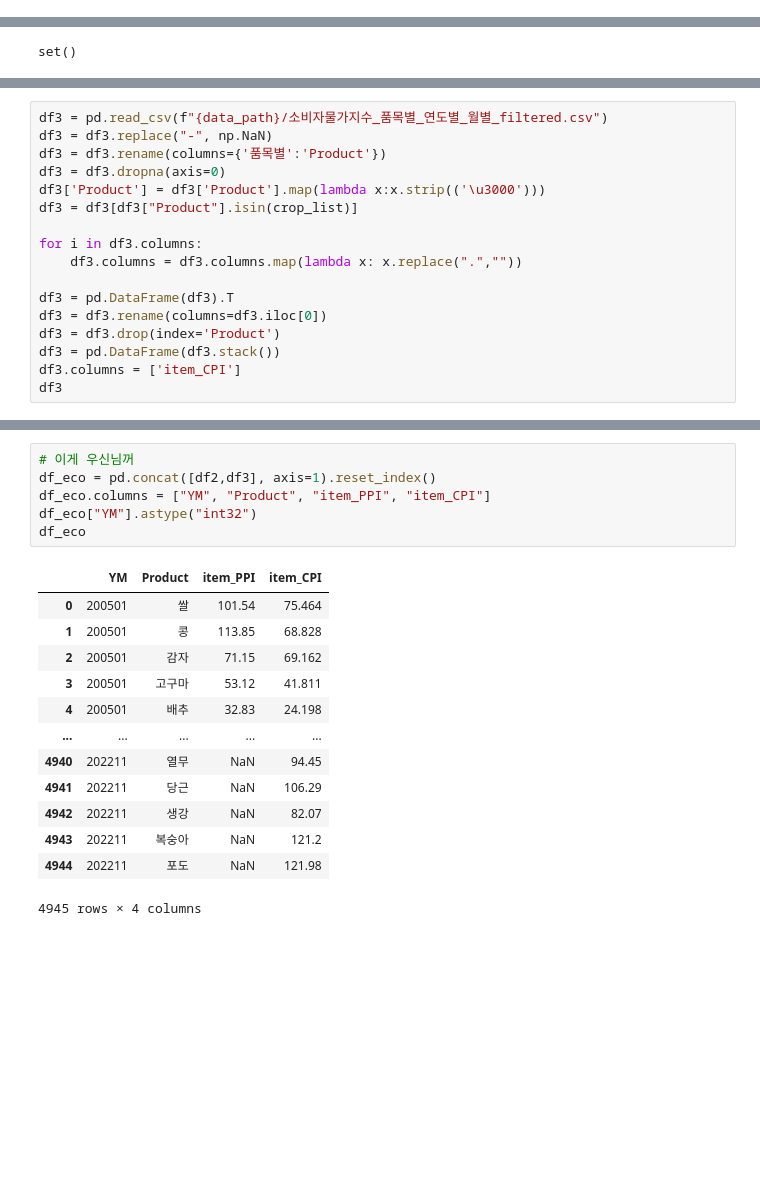
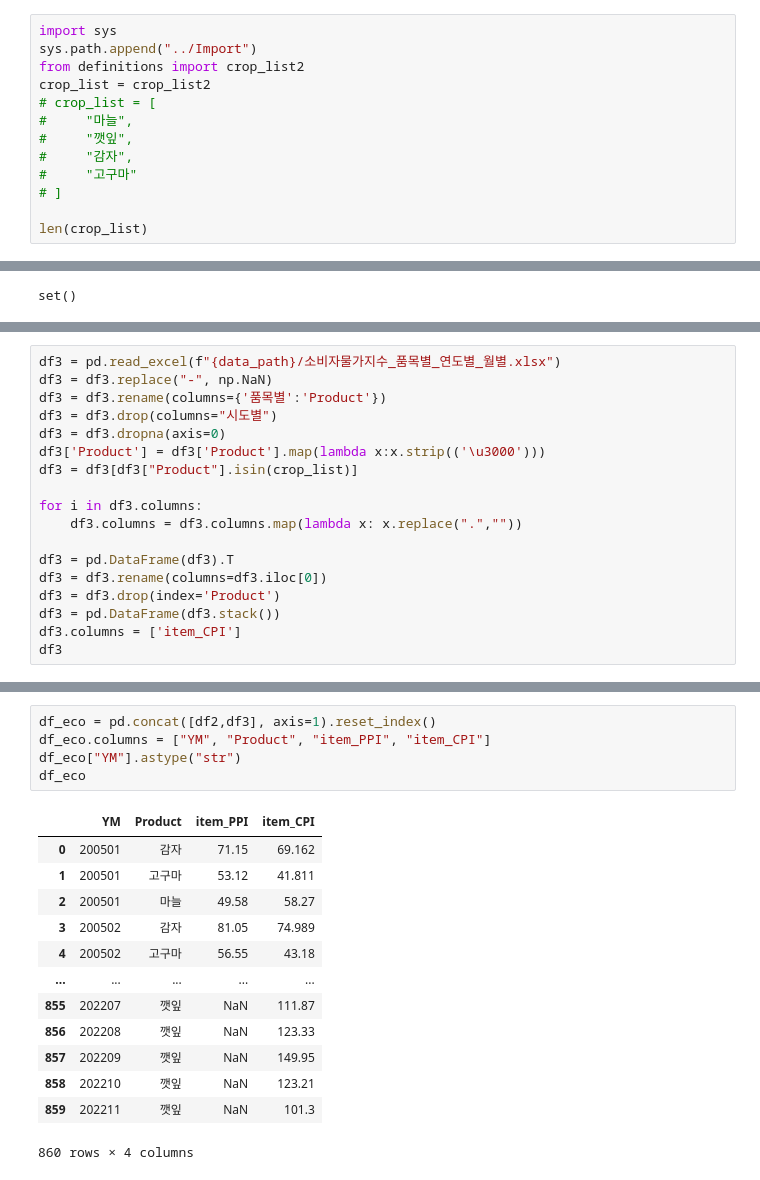
Before and after one commit to mols3131d/Agricultural-Products-Price-Prediction-, a Jupyter notebook: Data Collection/AgriMarket (1).ipynb, the cells around one changed output, grey strips where cells are left out. Saved outputs shown, nothing was run; the diff lists cells and outputs as text; blank space fills up the shorter version.

```diff
--- a/Data Collection/AgriMarket (1).ipynb
+++ b/Data Collection/AgriMarket (1).ipynb
@@ -277,0 +298,13 @@ len(crop_list)
+# %%
+import sys
+sys.path.append("../Import")
+from definitions import crop_list2
+crop_list = crop_list2
+# crop_list = [
+#     "마늘",
+#     "깻잎",
+#     "감자",
+#     "고구마"
+# ]
+
+len(crop_list)
@@ -335,7 +376,8 @@ df2
 # %%
-df3 = pd.read_csv(f"{data_path}/소비자물가지수_품목별_연도별_월별_filtered.csv")
+df3 = pd.read_excel(f"{data_path}/소비자물가지수_품목별_연도별_월별.xlsx")
 df3 = df3.replace("-", np.NaN)
 df3 = df3.rename(columns={'품목별':'Product'})
+df3 = df3.drop(columns="시도별")
 df3 = df3.dropna(axis=0)
 df3['Product'] = df3['Product'].map(lambda x:x.strip(('\u3000')))
 df3 = df3[df3["Product"].isin(crop_list)]
@@ -366,20 +408,19 @@ df3
 # %%
-# 이게 우신님꺼
 df_eco = pd.concat([df2,df3], axis=1).reset_index()
 df_eco.columns = ["YM", "Product", "item_PPI", "item_CPI"]
-df_eco["YM"].astype("int32")
+df_eco["YM"].astype("str")
 df_eco
 # %% [output]
 |  | YM | Product | item_PPI | item_CPI |
-| 0 | 200501 | 쌀 | 101.54 | 75.464 |
-| 1 | 200501 | 콩 | 113.85 | 68.828 |
-| 2 | 200501 | 감자 | 71.15 | 69.162 |
-| 3 | 200501 | 고구마 | 53.12 | 41.811 |
-| 4 | 200501 | 배추 | 32.83 | 24.198 |
+| 0 | 200501 | 감자 | 71.15 | 69.162 |
+| 1 | 200501 | 고구마 | 53.12 | 41.811 |
+| 2 | 200501 | 마늘 | 49.58 | 58.27 |
+| 3 | 200502 | 감자 | 81.05 | 74.989 |
+| 4 | 200502 | 고구마 | 56.55 | 43.18 |
 | ... | ... | ... | ... | ... |
-| 4940 | 202211 | 열무 | NaN | 94.45 |
-| 4941 | 202211 | 당근 | NaN | 106.29 |
-| 4942 | 202211 | 생강 | NaN | 82.07 |
-| 4943 | 202211 | 복숭아 | NaN | 121.2 |
-| 4944 | 202211 | 포도 | NaN | 121.98 |
+| 855 | 202207 | 깻잎 | NaN | 111.87 |
+| 856 | 202208 | 깻잎 | NaN | 123.33 |
+| 857 | 202209 | 깻잎 | NaN | 149.95 |
+| 858 | 202210 | 깻잎 | NaN | 123.21 |
+| 859 | 202211 | 깻잎 | NaN | 101.3 |
-4945 rows × 4 columns
+860 rows × 4 columns
```
Also changed, not shown: parts of 20 cells of this notebook.
